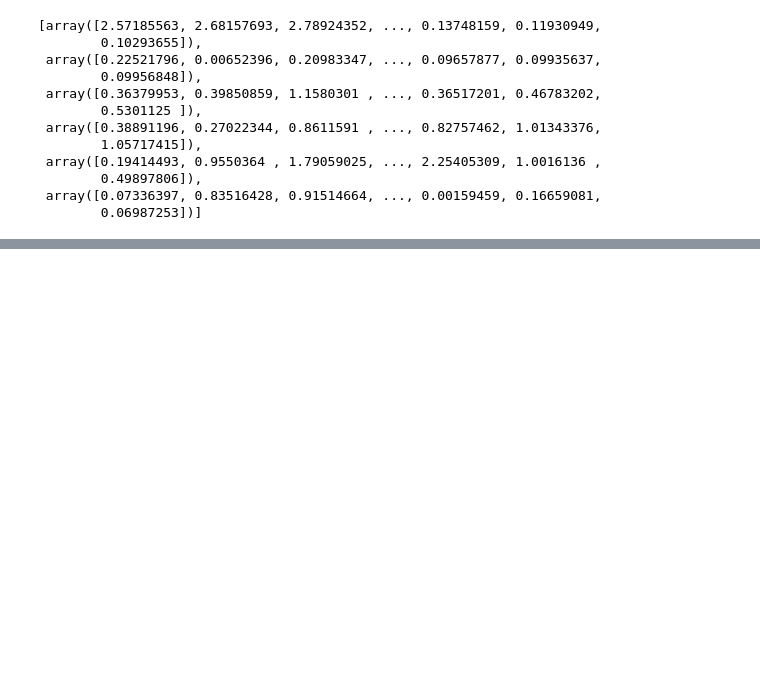
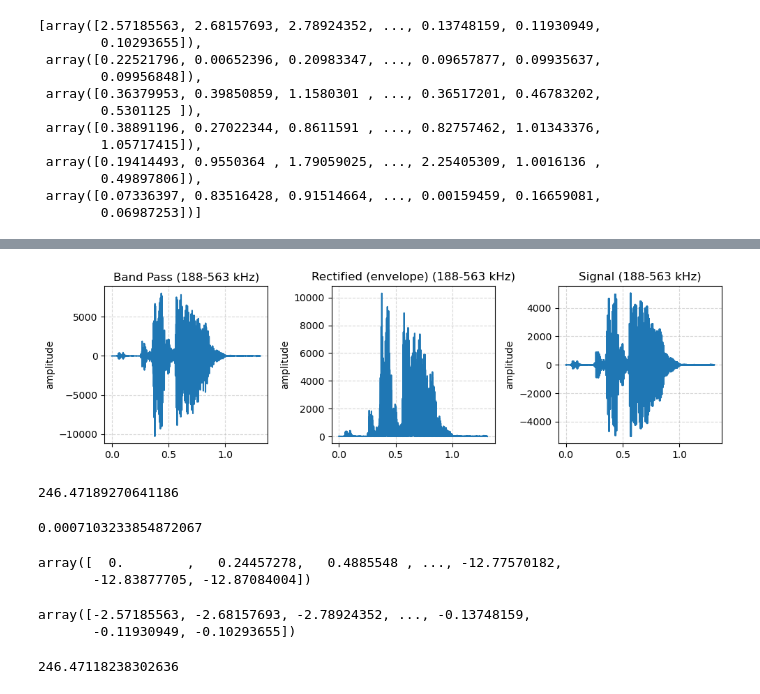
Before and after one commit to SasheO/DukeREU, a Jupyter notebook: Task 1- Simulate Audio CI Processing Pipeline.ipynb, the cells around one changed output, grey strips where cells are left out. Drawn from its saved outputs; the diff is of its cells as text; code cells hidden in the pictures; blank space fills up the shorter version.

```diff
--- a/Task 1- Simulate Audio CI Processing Pipeline.ipynb
+++ b/Task 1- Simulate Audio CI Processing Pipeline.ipynb
@@ -311,0 +293,48 @@ plt.show()
+# %%
+# plot one frequency range
+times_reconstructed = np.arange(len(signal))/sample_rate
+fig, axes = plt.subplots(1, 3, figsize=(10, 3))
+
+columns = [(bandpassed_frequencies_low_to_high, "Band Pass"), (enveloped_frequencies_low_to_high, "Rectified (envelope)"), (signal, "Signal")]
+
+for indx in range(len(signal)):
+    for column_indx in range(3):
+        low,high = frequency_ranges[indx], frequency_ranges[indx+1]
+        axes[column_indx].set_title(f"{columns[column_indx][1]} ({low}-{high} kHz)")
+        axes[column_indx].grid(alpha=.5, ls='--')
+#         print(columns[column_indx][0][indx])
+#         print(len(columns[column_indx][0][indx]))
+#         print(len(times_reconstructed))
+#         break
+        axes[column_indx].plot(times, columns[column_indx][0][indx])
+        axes[column_indx].set_ylabel('amplitude')
+    break
+plt.tight_layout()
+plt.show()
+
+### DO NOT JUST GET THE POSITIVE AMPLITUDE. DO "ENVELOPE EXTRACTION"
+# %% [output]
+[figure, added]
+# %%
+# add 2ms overlap
+np.average(signal[0])
+# %% [output]
+246.47189270641186
+# %%
+np.average(bandpassed_frequencies_low_to_high[0])
+# %% [output]
+0.0007103233854872067
+# %%
+signal[0]
+# %% [output]
+array([  0.        ,   0.24457278,   0.4885548 , ..., -12.77570182,
+       -12.83877705, -12.87084004])
+# %%
+bandpassed_frequencies_low_to_high[0]
+# %% [output]
+array([-2.57185563, -2.68157693, -2.78924352, ..., -0.13748159,
+       -0.11930949, -0.10293655])
+# %%
+np.average(signal[0]-bandpassed_frequencies_low_to_high[0])
+# %% [output]
+246.47118238302636
```
Also changed, not shown: parts of 19 cells of this notebook, 20 other files.
